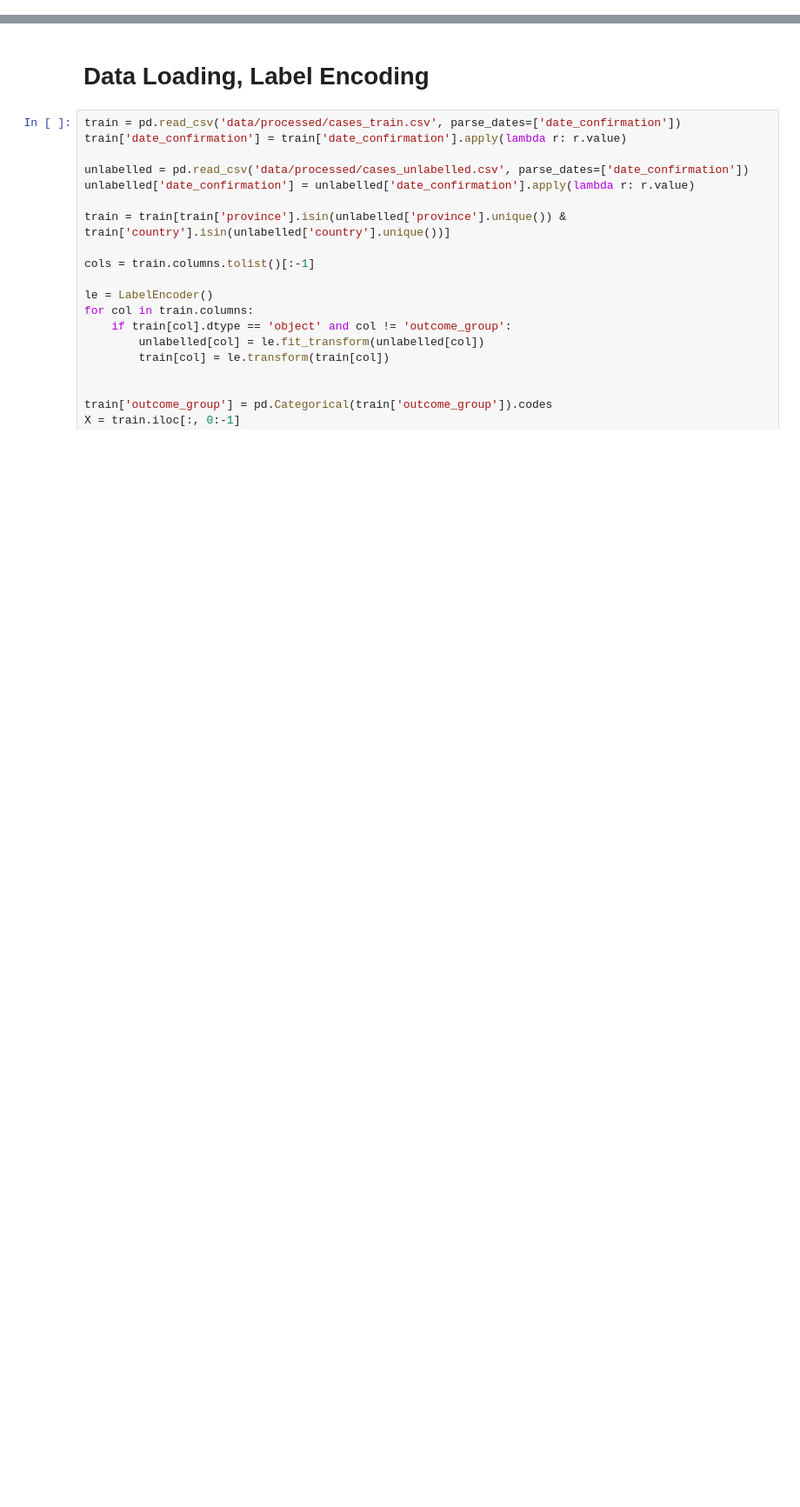
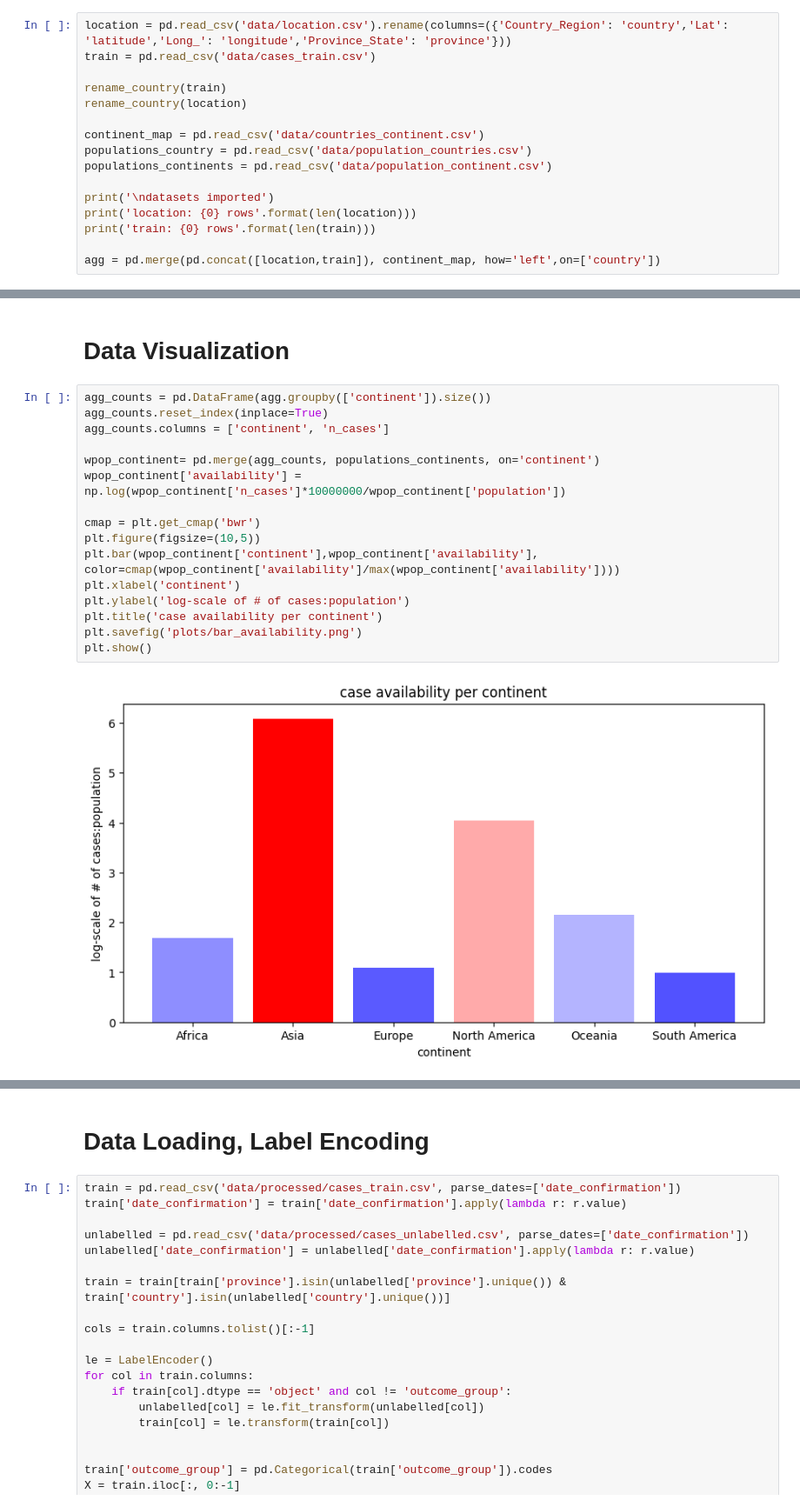
Before and after one commit to efeerhan/cmpt459-courseproject, a Jupyter notebook: project.ipynb, the cells around one changed output, grey strips where cells are left out. Shown at 87% size. Saved outputs shown, nothing was run; the diff lists cells and outputs as text; blank space fills up the shorter version.

Commit message:
visualization done, onto preprocessing

```diff
--- a/project.ipynb
+++ b/project.ipynb
@@ -10,0 +30,16 @@ from sklearn.metrics import make_scorer, f1_score, accuracy_score
+# %%
+location = pd.read_csv('data/location.csv').rename(columns=({'Country_Region': 'country','Lat': 'latitude','Long_': 'longitude','Province_State': 'province'}))
+train = pd.read_csv('data/cases_train.csv')
+
+rename_country(train)
+rename_country(location)
+
+continent_map = pd.read_csv('data/countries_continent.csv')
+populations_country = pd.read_csv('data/population_countries.csv')
+populations_continents = pd.read_csv('data/population_continent.csv')
+
+print('\ndatasets imported')
+print('location: {0} rows'.format(len(location)))
+print('train: {0} rows'.format(len(train)))
+
+agg = pd.merge(pd.concat([location,train]), continent_map, how='left',on=['country'])
@@ -10,0 +50,20 @@ from sklearn.metrics import make_scorer, f1_score, accuracy_score
+# %% [markdown]
+# Data Visualization
+# %%
+agg_counts = pd.DataFrame(agg.groupby(['continent']).size())
+agg_counts.reset_index(inplace=True)
+agg_counts.columns = ['continent', 'n_cases']
+
+wpop_continent= pd.merge(agg_counts, populations_continents, on='continent')
+wpop_continent['availability'] = np.log(wpop_continent['n_cases']*10000000/wpop_continent['population'])
+
+cmap = plt.get_cmap('bwr')
+plt.figure(figsize=(10,5))
+plt.bar(wpop_continent['continent'],wpop_continent['availability'], color=cmap(wpop_continent['availability']/max(wpop_continent['availability'])))
+plt.xlabel('continent')
+plt.ylabel('log-scale of # of cases:population')
+plt.title('case availability per continent')
+plt.savefig('plots/bar_availability.png')
+plt.show()
+# %% [output]
+[figure, added]
```
Also changed, not shown: parts of 9 cells of this notebook, 18 other files.
